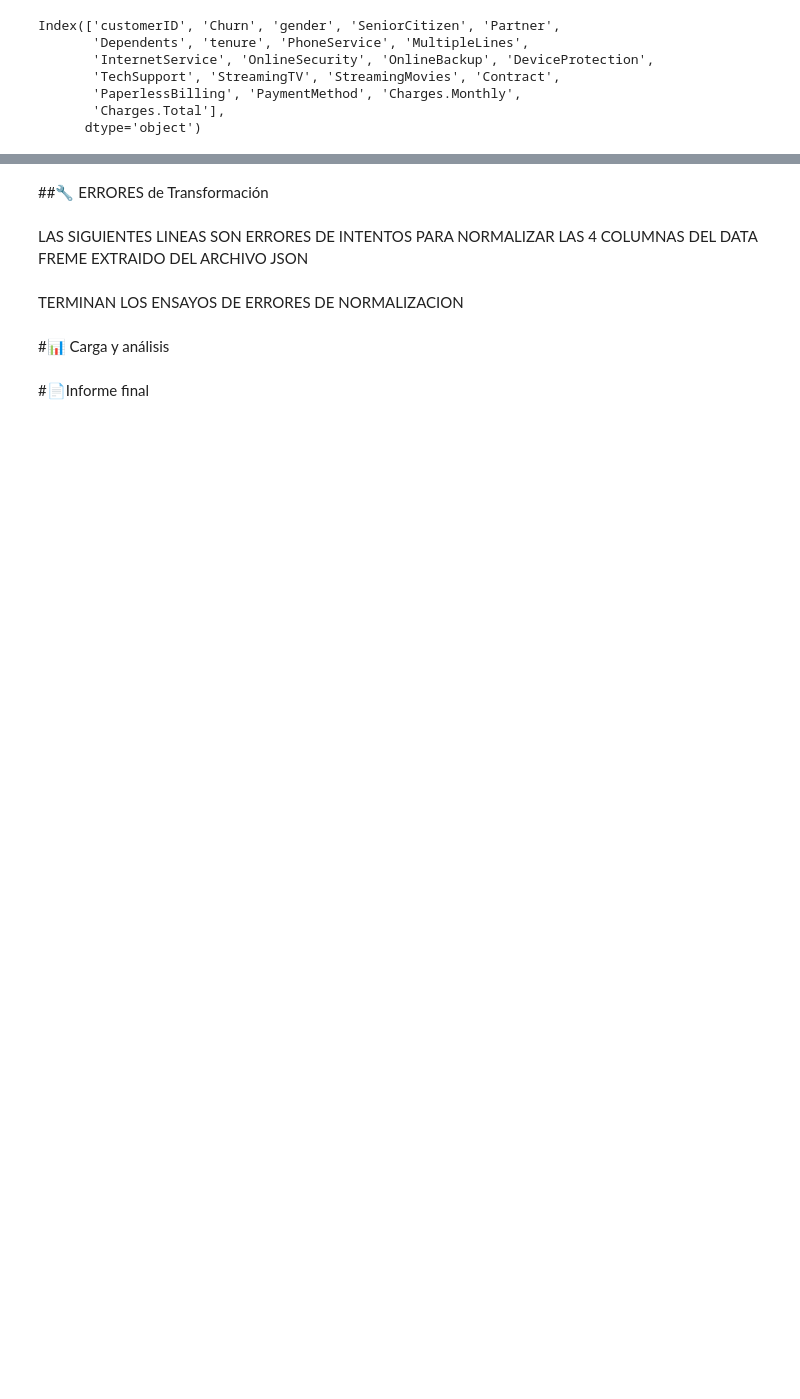
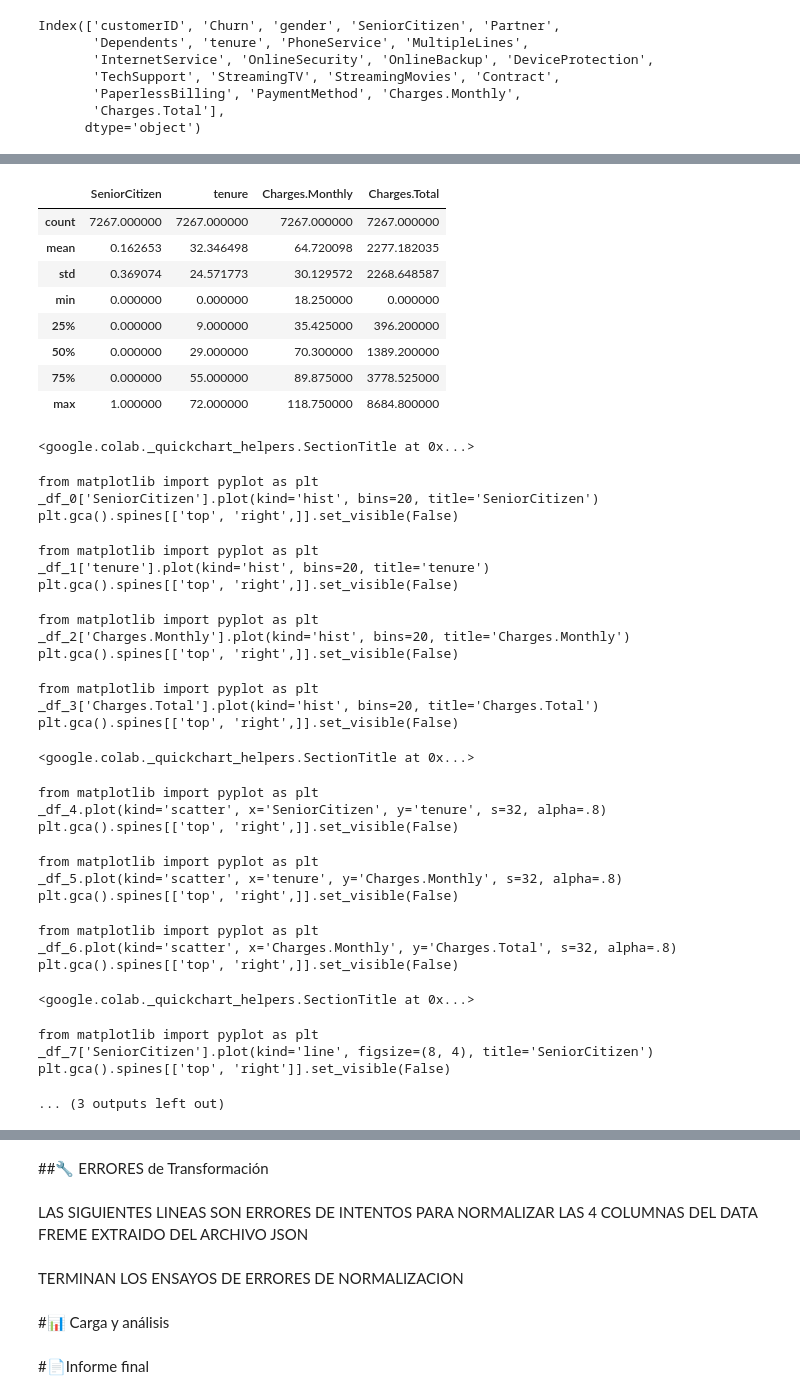
Before and after one commit to lespmo/Challenge_Telecom_X_anAlisis_evasiOn_clientes, a Jupyter notebook: TelecomX_LATAM_Parte_1_B_1.ipynb, the cells around one changed output, grey strips where cells are left out. Drawn from its saved outputs; the diff is of its cells as text; code cells hidden in the pictures; blank space fills up the shorter version.

```diff
--- a/TelecomX_LATAM_Parte_1_B_1.ipynb
+++ b/TelecomX_LATAM_Parte_1_B_1.ipynb
@@ -1067,2 +1348,42 @@ df_TelecomX_Normalizado.groupby('InternetService')[['Charges.Monthly']].mean().s
+# %%
+df_TelecomX_Normalizado.describe()
+# %% [output]
+|  | SeniorCitizen | tenure | Charges.Monthly | Charges.Total |
+| count | 7267.000000 | 7267.000000 | 7267.000000 | 7267.000000 |
+| mean | 0.162653 | 32.346498 | 64.720098 | 2277.182035 |
+| std | 0.369074 | 24.571773 | 30.129572 | 2268.648587 |
+| min | 0.000000 | 0.000000 | 18.250000 | 0.000000 |
+| 25% | 0.000000 | 9.000000 | 35.425000 | 396.200000 |
+| 50% | 0.000000 | 29.000000 | 70.300000 | 1389.200000 |
+| 75% | 0.000000 | 55.000000 | 89.875000 | 3778.525000 |
+| max | 1.000000 | 72.000000 | 118.750000 | 8684.800000 |
+<google.colab._quickchart_helpers.SectionTitle at 0x...>
+from matplotlib import pyplot as plt
+_df_0['SeniorCitizen'].plot(kind='hist', bins=20, title='SeniorCitizen')
+plt.gca().spines[['top', 'right',]].set_visible(False)
+from matplotlib import pyplot as plt
+_df_1['tenure'].plot(kind='hist', bins=20, title='tenure')
+plt.gca().spines[['top', 'right',]].set_visible(False)
+from matplotlib import pyplot as plt
+_df_2['Charges.Monthly'].plot(kind='hist', bins=20, title='Charges.Monthly')
+plt.gca().spines[['top', 'right',]].set_visible(False)
+from matplotlib import pyplot as plt
+_df_3['Charges.Total'].plot(kind='hist', bins=20, title='Charges.Total')
+plt.gca().spines[['top', 'right',]].set_visible(False)
+<google.colab._quickchart_helpers.SectionTitle at 0x...>
+from matplotlib import pyplot as plt
+_df_4.plot(kind='scatter', x='SeniorCitizen', y='tenure', s=32, alpha=.8)
+plt.gca().spines[['top', 'right',]].set_visible(False)
+from matplotlib import pyplot as plt
+_df_5.plot(kind='scatter', x='tenure', y='Charges.Monthly', s=32, alpha=.8)
+plt.gca().spines[['top', 'right',]].set_visible(False)
+from matplotlib import pyplot as plt
+_df_6.plot(kind='scatter', x='Charges.Monthly', y='Charges.Total', s=32, alpha=.8)
+plt.gca().spines[['top', 'right',]].set_visible(False)
+<google.colab._quickchart_helpers.SectionTitle at 0x...>
+from matplotlib import pyplot as plt
+_df_7['SeniorCitizen'].plot(kind='line', figsize=(8, 4), title='SeniorCitizen')
+plt.gca().spines[['top', 'right']].set_visible(False)
+... (3 outputs left out)
 # %%
 df_TelecomX_Normalizado.info()
```
Also changed, not shown: parts of 55 cells of this notebook, 3 other files.
